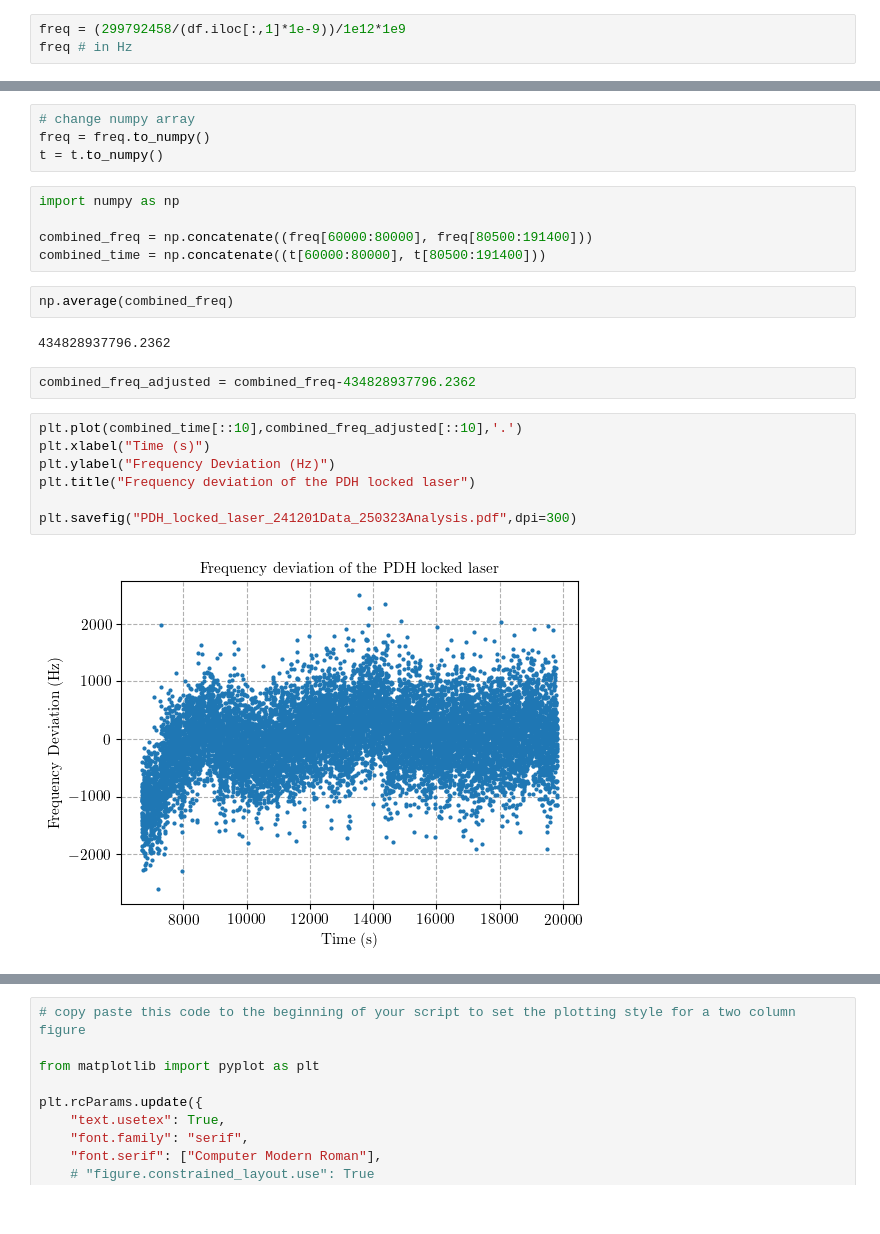
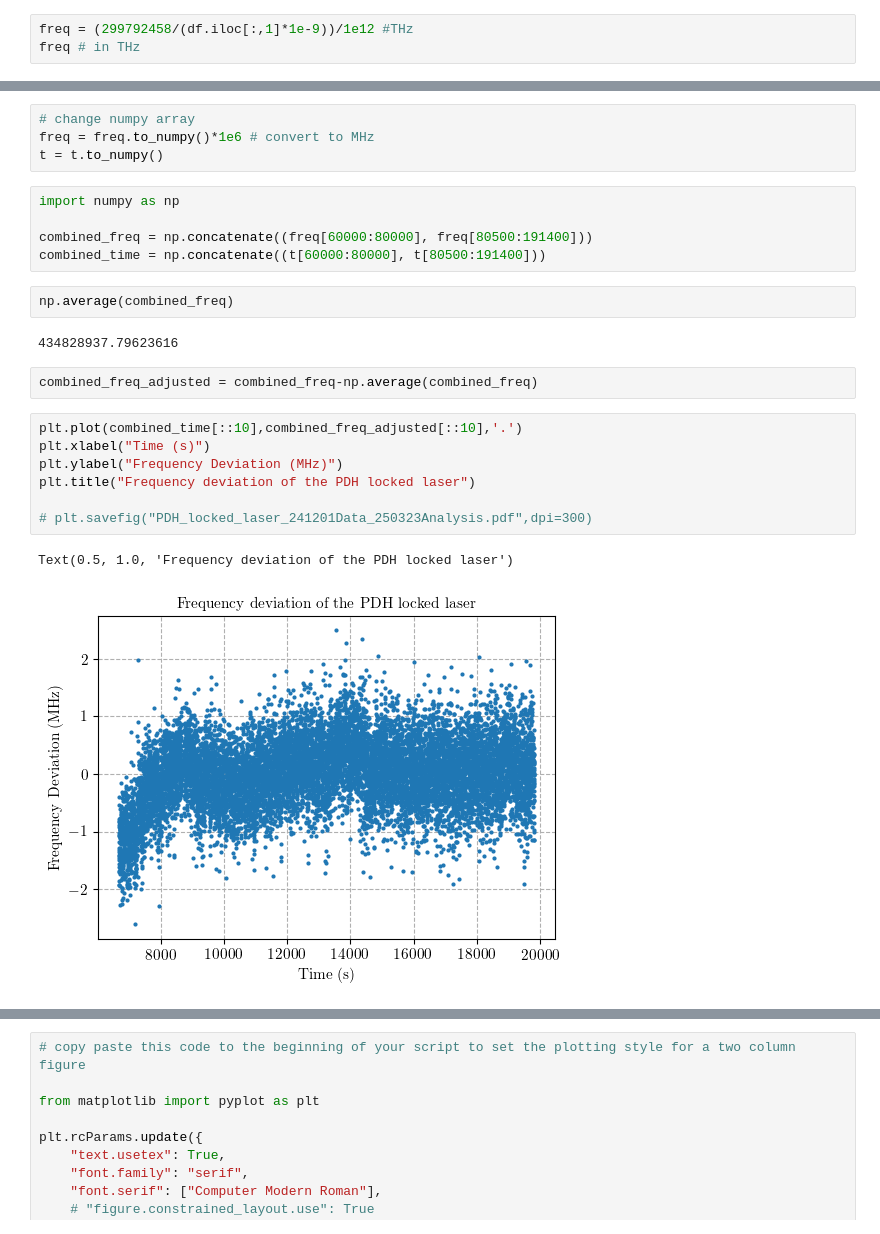
Before and after one commit to hsuchungchuan/Projects, a Jupyter notebook: 250323 PDH Wavelength Plots/250323 Wavelength Drift PDH Locked Data 241201.ipynb, the cells around one changed output, grey strips where cells are left out. Cells and saved outputs as stored; diff of their text form.

Commit message:
realised the previous PDH freq dev plot w historygram had a factor of 3 off - it should be 2MHz not 2kHz

```diff
--- a/250323 PDH Wavelength Plots/250323 Wavelength Drift PDH Locked Data 241201.ipynb
+++ b/250323 PDH Wavelength Plots/250323 Wavelength Drift PDH Locked Data 241201.ipynb
@@ -100,6 +100,6 @@ t
 192417    19928.044230
 Name: 24500.6889, Length: 192418, dtype: float64
 # %%
-freq = (299792458/(df.iloc[:,1]*1e-9))/1e12*1e9
-freq # in Hz
+freq = (299792458/(df.iloc[:,1]*1e-9))/1e12 #THz
+freq # in THz
 # %% [output]
@@ -117,7 +117,7 @@ freq # in Hz
 Name: 689.40165373, Length: 192418, dtype: float64
 # %%
 # change numpy array
-freq = freq.to_numpy()
+freq = freq.to_numpy()*1e6 # convert to MHz
 t = t.to_numpy()
 # %%
 import numpy as np
@@ -127,18 +127,19 @@ combined_time = np.concatenate((t[60000:80000], t[80500:191400]))
 # %%
 np.average(combined_freq)
 # %% [output]
-434828937796.2362
+434828937.79623616
 # %%
-combined_freq_adjusted = combined_freq-434828937796.2362
+combined_freq_adjusted = combined_freq-np.average(combined_freq)
 # %%
 plt.plot(combined_time[::10],combined_freq_adjusted[::10],'.')
 plt.xlabel("Time (s)")
-plt.ylabel("Frequency Deviation (Hz)")
+plt.ylabel("Frequency Deviation (MHz)")
 plt.title("Frequency deviation of the PDH locked laser")
 
-plt.savefig("PDH_locked_laser_241201Data_250323Analysis.pdf",dpi=300)
+# plt.savefig("PDH_locked_laser_241201Data_250323Analysis.pdf",dpi=300)
 # %% [output]
+Text(0.5, 1.0, 'Frequency deviation of the PDH locked laser')
-[figure, old version]
+[figure, new version]
 # %%
 plt.hist(combined_freq_adjusted,bins=1000)
 plt.grid(False)
```
Also changed, not shown: parts of 3 cells of this notebook, 1 other file.
